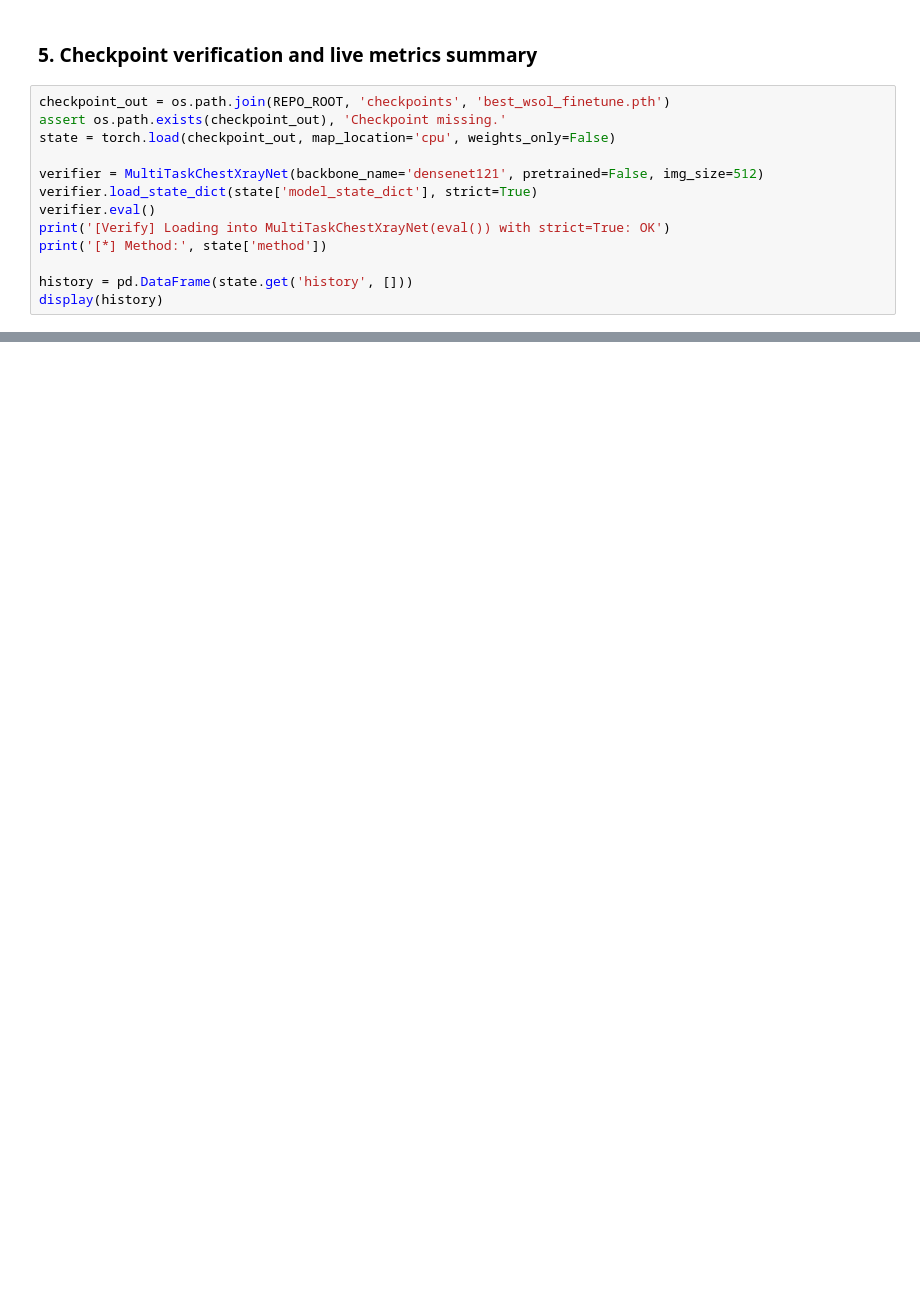
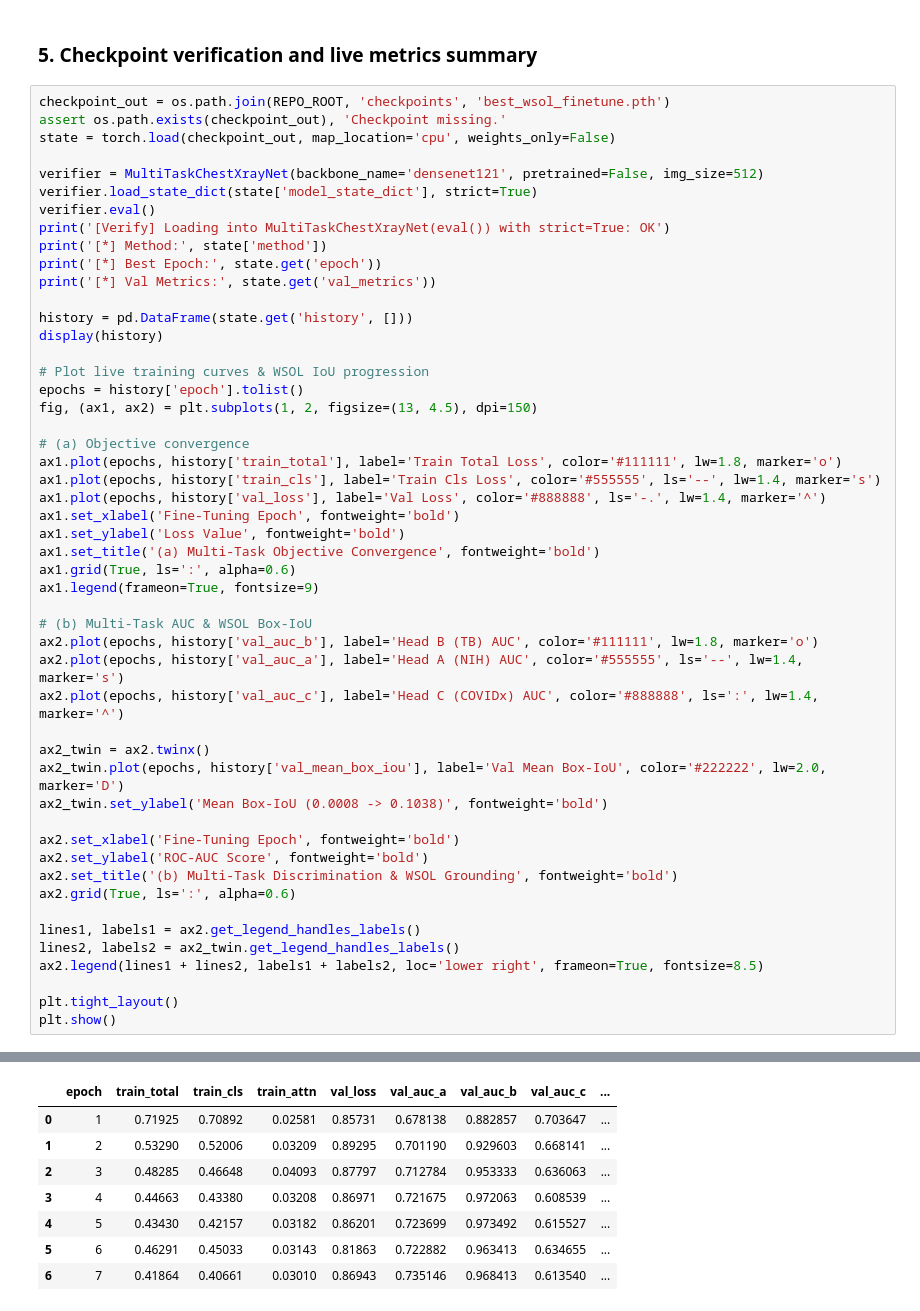
Before and after one commit to philipsgn/LungRay, a Jupyter notebook: notebooks/06_attention_regularized_wsol_finetuning.ipynb, the cells around one changed output, grey strips where cells are left out. Saved outputs shown, nothing was run; the diff lists cells and outputs as text; blank space fills up the shorter version.

Commit message:
feat(wsol): package best_wsol_finetune checkpoint, benchmark live VinDr/RSNA IoU, and update Phase 2 thesis results

```diff
--- a/notebooks/06_attention_regularized_wsol_finetuning.ipynb
+++ b/notebooks/06_attention_regularized_wsol_finetuning.ipynb
@@ -461,15 +502,53 @@ assert proc.returncode == 0, f'Training script failed with exit code {proc.retur
 # %% [markdown]
 ### 5. Checkpoint verification and live metrics summary
-# %%
-checkpoint_out = os.path.join(REPO_ROOT, 'checkpoints', 'best_wsol_finetune.pth')
-assert os.path.exists(checkpoint_out), 'Checkpoint missing.'
-state = torch.load(checkpoint_out, map_location='cpu', weights_only=False)
-
-verifier = MultiTaskChestXrayNet(backbone_name='densenet121', pretrained=False, img_size=512)
-verifier.load_state_dict(state['model_state_dict'], strict=True)
-verifier.eval()
-print('[Verify] Loading into MultiTaskChestXrayNet(eval()) with strict=True: OK')
-print('[*] Method:', state['method'])
-
-history = pd.DataFrame(state.get('history', []))
-display(history)
+# %%
+checkpoint_out = os.path.join(REPO_ROOT, 'checkpoints', 'best_wsol_finetune.pth')
+assert os.path.exists(checkpoint_out), 'Checkpoint missing.'
+state = torch.load(checkpoint_out, map_location='cpu', weights_only=False)
+
+verifier = MultiTaskChestXrayNet(backbone_name='densenet121', pretrained=False, img_size=512)
+verifier.load_state_dict(state['model_state_dict'], strict=True)
+verifier.eval()
+print('[Verify] Loading into MultiTaskChestXrayNet(eval()) with strict=True: OK')
+print('[*] Method:', state['method'])
+print('[*] Best Epoch:', state.get('epoch'))
+print('[*] Val Metrics:', state.get('val_metrics'))
+
+history = pd.DataFrame(state.get('history', []))
+display(history)
+
+# Plot live training curves & WSOL IoU progression
+epochs = history['epoch'].tolist()
+fig, (ax1, ax2) = plt.subplots(1, 2, figsize=(13, 4.5), dpi=150)
+
+# (a) Objective convergence
+ax1.plot(epochs, history['train_total'], label='Train Total Loss', color='#111111', lw=1.8, marker='o')
+ax1.plot(epochs, history['train_cls'], label='Train Cls Loss', color='#555555', ls='--', lw=1.4, marker='s')
+ax1.plot(epochs, history['val_loss'], label='Val Loss', color='#888888', ls='-.', lw=1.4, marker='^')
+ax1.set_xlabel('Fine-Tuning Epoch', fontweight='bold')
+ax1.set_ylabel('Loss Value', fontweight='bold')
+ax1.set_title('(a) Multi-Task Objective Convergence', fontweight='bold')
+ax1.grid(True, ls=':', alpha=0.6)
+ax1.legend(frameon=True, fontsize=9)
+
+# (b) Multi-Task AUC & WSOL Box-IoU
+ax2.plot(epochs, history['val_auc_b'], label='Head B (TB) AUC', color='#111111', lw=1.8, marker='o')
+ax2.plot(epochs, history['val_auc_a'], label='Head A (NIH) AUC', color='#555555', ls='--', lw=1.4, marker='s')
+ax2.plot(epochs, history['val_auc_c'], label='Head C (COVIDx) AUC', color='#888888', ls=':', lw=1.4, marker='^')
+
+ax2_twin = ax2.twinx()
+ax2_twin.plot(epochs, history['val_mean_box_iou'], label='Val Mean Box-IoU', color='#222222', lw=2.0, marker='D')
+ax2_twin.set_ylabel('Mean Box-IoU (0.0008 -> 0.1038)', fontweight='bold')
+
+ax2.set_xlabel('Fine-Tuning Epoch', fontweight='bold')
+ax2.set_ylabel('ROC-AUC Score', fontweight='bold')
+ax2.set_title('(b) Multi-Task Discrimination & WSOL Grounding', fontweight='bold')
+ax2.grid(True, ls=':', alpha=0.6)
+
+lines1, labels1 = ax2.get_legend_handles_labels()
+lines2, labels2 = ax2_twin.get_legend_handles_labels()
+ax2.legend(lines1 + lines2, labels1 + labels2, loc='lower right', frameon=True, fontsize=8.5)
+
+plt.tight_layout()
+plt.show()
+# %% [output]
@@ -475,0 +558,8 @@ display(history)
+|  | epoch | train_total | train_cls | train_attn | val_loss | val_auc_a | val_auc_b | val_auc_c | ... |
+| 0 | 1 | 0.71925 | 0.70892 | 0.02581 | 0.85731 | 0.678138 | 0.882857 | 0.703647 | ... |
+| 1 | 2 | 0.53290 | 0.52006 | 0.03209 | 0.89295 | 0.701190 | 0.929603 | 0.668141 | ... |
+| 2 | 3 | 0.48285 | 0.46648 | 0.04093 | 0.87797 | 0.712784 | 0.953333 | 0.636063 | ... |
+| 3 | 4 | 0.44663 | 0.43380 | 0.03208 | 0.86971 | 0.721675 | 0.972063 | 0.608539 | ... |
+| 4 | 5 | 0.43430 | 0.42157 | 0.03182 | 0.86201 | 0.723699 | 0.973492 | 0.615527 | ... |
+| 5 | 6 | 0.46291 | 0.45033 | 0.03143 | 0.81863 | 0.722882 | 0.963413 | 0.634655 | ... |
+| 6 | 7 | 0.41864 | 0.40661 | 0.03010 | 0.86943 | 0.735146 | 0.968413 | 0.613540 | ... |
```
Also changed, not shown: parts of 6 cells of this notebook, 8 other files.
